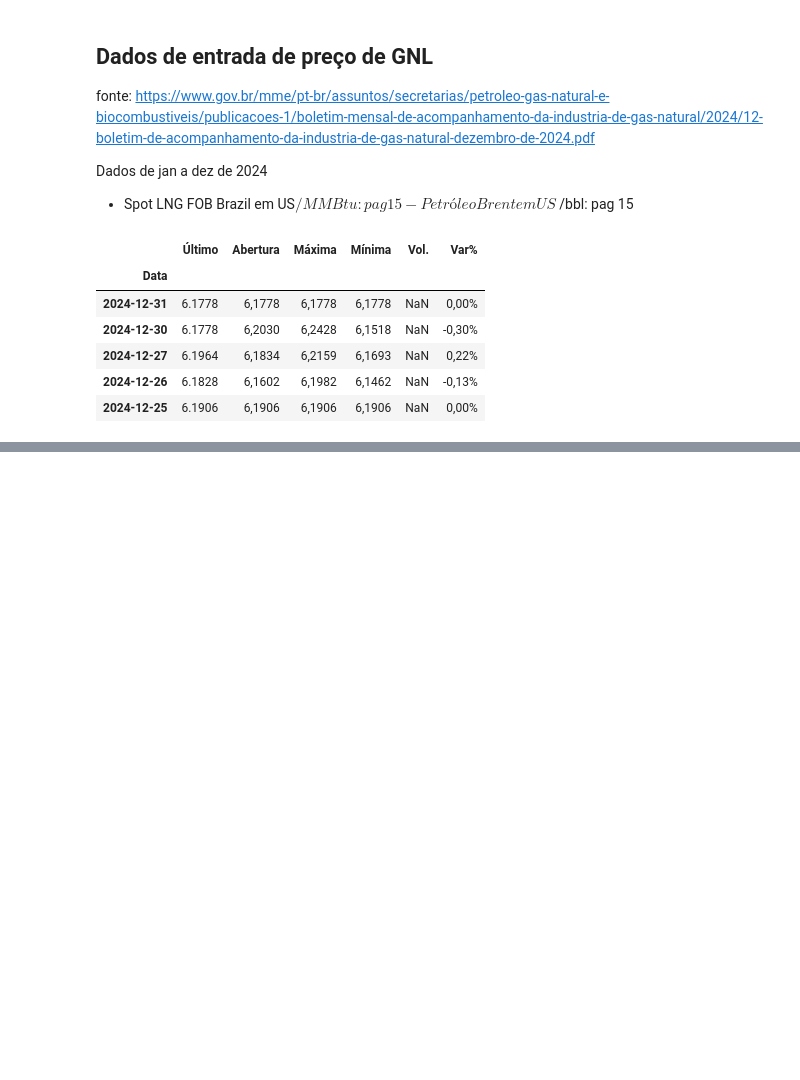
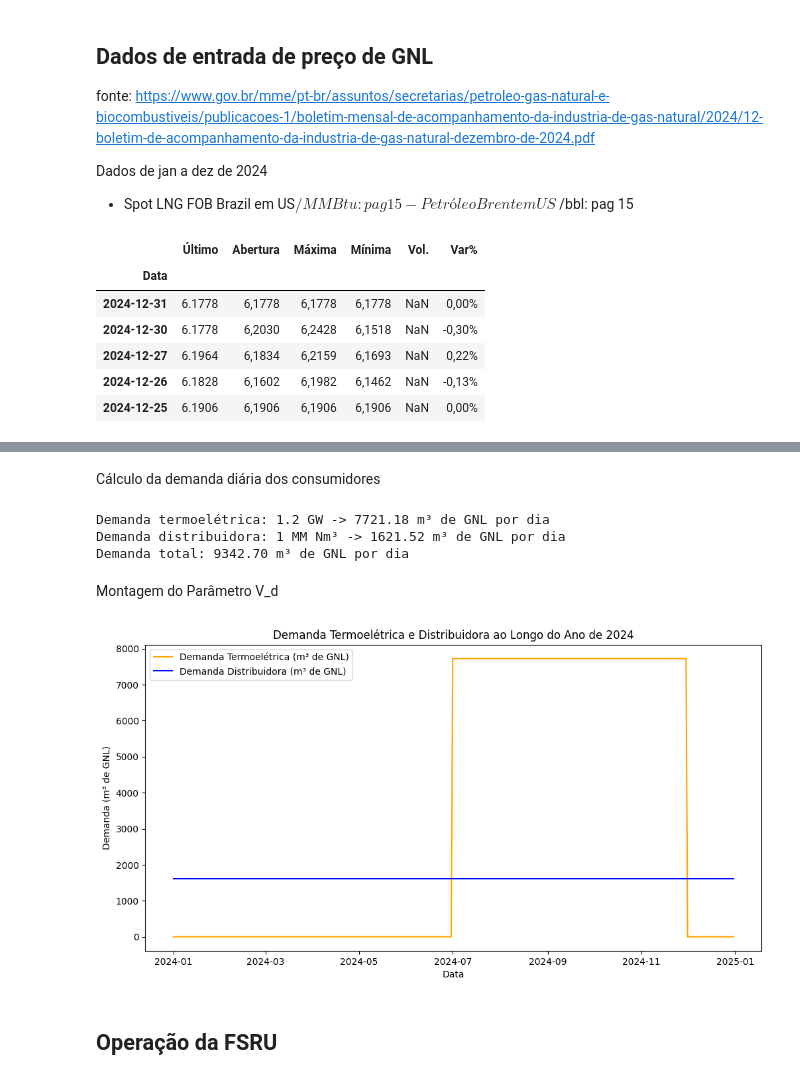
Before and after one commit to gbcfreitas/LNGinventoryopt, a Jupyter notebook: 01.monta_dados_entrada.ipynb, the cells around one changed output, grey strips where cells are left out. Saved outputs shown, nothing was run; the diff lists cells and outputs as text; code cells hidden in the pictures; blank space fills up the shorter version.

```diff
--- a/01.monta_dados_entrada.ipynb
+++ b/01.monta_dados_entrada.ipynb
@@ -19,10 +21,10 @@ The autoreload extension is already loaded. To reload it, use:
 # %%
 # dataframe com index como datas de 2024-01-01 a 2024-12-31
-entradas = pd.DataFrame({
+entradas_df = pd.DataFrame({
     'data': pd.date_range(start='2024-01-01', end='2024-12-31', freq='D')})
 
 
-entradas.head()
+entradas_df.head()
 # %% [output]
 |  | data |
 | 0 | 2024-01-01 |
@@ -57,3 +77,11 @@ MJ_KG = config[config["CH_TAG"] == "MJ_KG"]["NR_VALUE"].values[0]
 MJ_KG = float(str(MJ_KG).replace(",","."))
 
 M3GNL_MMBTU = (MJ_MMBTU / MJ_KG) * (1 / KG_M3GNL)
+
+MWH_M3GNL = config[config["CH_TAG"] == "MWH_M3GNL"]["NR_VALUE"].values[0]
+# replace , for .
+MWH_M3GNL = float(str(MWH_M3GNL).replace(",","."))
+
+KG_NM3 = config[config["CH_TAG"] == "KG_NM3"]["NR_VALUE"].values[0]
+# replace , for .
+KG_NM3 = float(str(KG_NM3).replace(",","."))
@@ -208,0 +281,41 @@ plt.show()
+# %% [markdown]
+Cálculo da demanda diária dos consumidores
+# %%
+# | $\hat{I}_t$ | Binary parameter indicating operating mode (1 = idle, 0 = production) |
+
+termoeletrica = 1200 * 24 / MWH_M3GNL
+print(f"Demanda termoelétrica: 1.2 GW -> {termoeletrica:.2f} m³ de GNL por dia")
+
+# Conversào de 3MM de nm³ de GN para m³ de GNL
+GN = 1e6
+distribuidora = GN * KG_NM3 / KG_M3GNL
+print(f"Demanda distribuidora: 1 MM Nm³ -> {distribuidora:.2f} m³ de GNL por dia")
+
+print(f"Demanda total: {termoeletrica + distribuidora:.2f} m³ de GNL por dia")
+# %% [output]
+Demanda termoelétrica: 1.2 GW -> 7721.18 m³ de GNL por dia
+Demanda distribuidora: 1 MM Nm³ -> 1621.52 m³ de GNL por dia
+Demanda total: 9342.70 m³ de GNL por dia
+# %% [markdown]
+Montagem do Parâmetro V_d
+# %%
+# Adicionando ao dataframe entradas a coluna de demanda termoelétrica  (V_d_0) com valor de 7721.18 para o período de julho a novembro de 2024
+entradas_df.loc[(entradas_df['data'] >= '2024-07-01') & (entradas_df['data'] <= '2024-11-30'), 'V_d_0'] = termoeletrica
+entradas_df.fillna(0, inplace=True)
+
+# Adicionando ao dataframe entradas a coluna de demanda distribuidora (V_d_1) com valor de 1621.52 para todo o ano de 2024
+entradas_df['V_d_1'] = distribuidora
+# %%
+# Plot da demanda termoelétrica e da distribuidora ao longo do ano
+plt.figure(figsize=(12, 6))
+plt.plot(entradas_df['data'], entradas_df['V_d_0'], label='Demanda Termoelétrica (m³ de GNL)', color='orange')
+plt.plot(entradas_df['data'], entradas_df['V_d_1'], label='Demanda Distribuidora (m³ de GNL)', color='blue')
+plt.title('Demanda Termoelétrica e Distribuidora ao Longo do Ano de 2024')
+plt.xlabel('Data')
+plt.ylabel('Demanda (m³ de GNL)')
+plt.legend()
+plt.show()
+# %% [output]
+[figure, added]
+# %% [markdown]
+## Operação da FSRU
```
Also changed, not shown: parts of 75 cells of this notebook, 3 other files.
